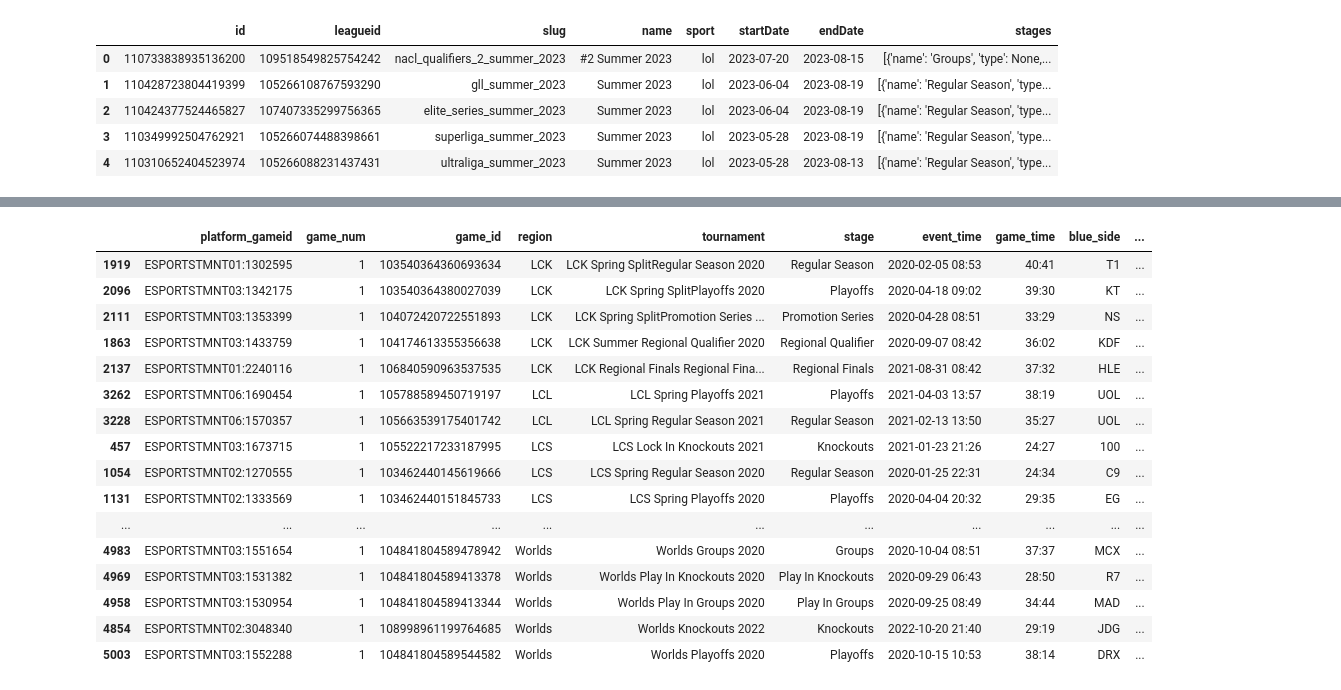
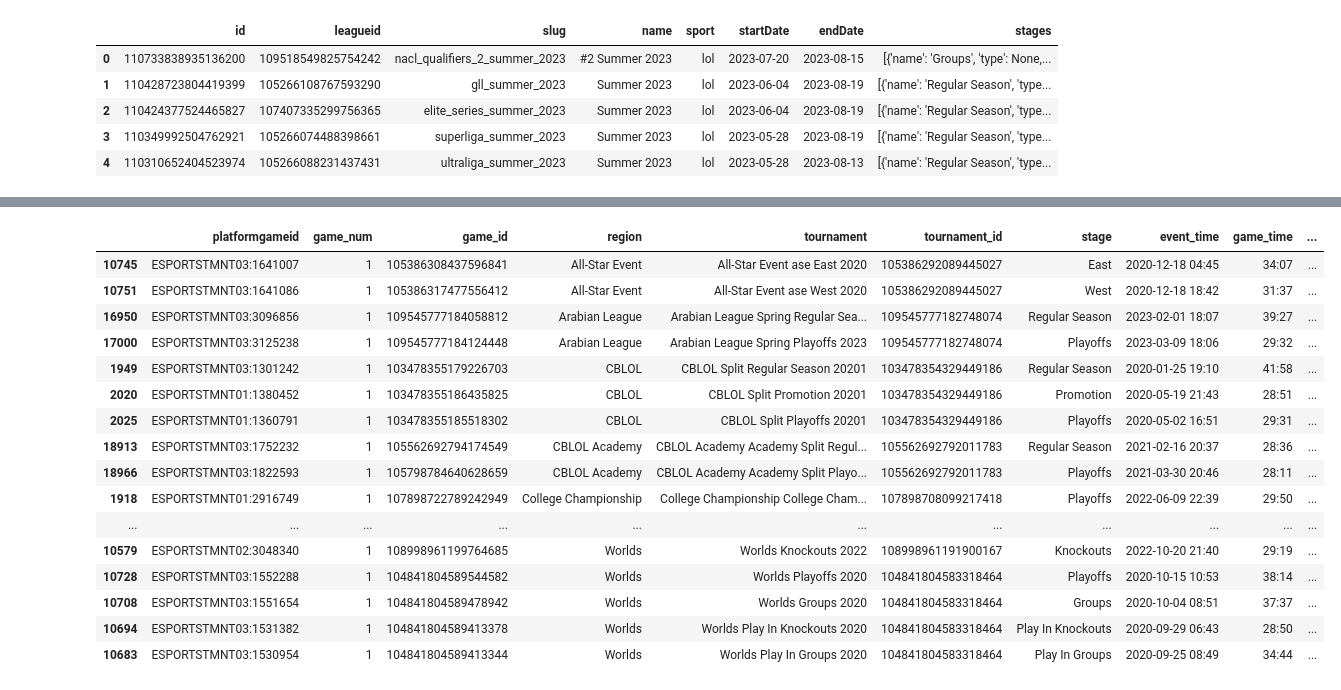
Before and after one commit to Exorcista23/lolpowerrankings, a Jupyter notebook: elo.ipynb, the cells around one changed output, grey strips where cells are left out. Cells and saved outputs as stored; diff of their text form; code cells hidden in the pictures.

```diff
--- a/elo.ipynb
+++ b/elo.ipynb
@@ -57,13 +56,12 @@ match_data['event_time'] = pd.to_datetime(match_data['event_time'])
 # match_data = match_data.loc[match_data['event_time'] > ('2023')]
 match_data['event_time'] = match_data['event_time'].apply(lambda x: x.strftime('%Y-%m-%d %H:%M'))
 
-
-sel_tourn_df = sel_league_df[['leagueid', 'Region']].merge(tourn_data, how='inner', on = 'leagueid')
+tourn_df = league_data[['leagueid', 'Region']].merge(tourn_data, how='inner', on = 'leagueid')
 
 display(tourn_data.head())
 display(match_data.head())
-display(sel_tourn_df.head())
-display(sel_league_df)
+display(tourn_df.head())
+display(league_data.head())
 # %% [output]
 |  | id | leagueid | slug | name | sport | startDate | endDate | stages |
 | 0 | 110733838935136200 | 109518549825754242 | nacl_qualifiers_2_summer_2023 | #2 Summer 2023 | lol | 2023-07-20 | 2023-08-15 | [{'name': 'Groups', 'type': None,... |
@@ -94,0 +150,4 @@ display(sel_league_df)
+# %%
+
+match_data = match_data.merge(lane_df[['platformgameid', 'blue_team_gold', 'blue_team_gold_lead', 'blue_team_dragons', 'blue_team_kills', 'blue_team_deaths'
+                          , 'red_team_gold', 'red_team_gold_lead', 'red_team_dragons', 'red_team_kills', 'red_team_deaths']], how = 'inner', on = 'platformgameid').set_index('egameid')
@@ -95,6 +164,7 @@ display(sel_league_df)
 # %%
-mh_df = pd.DataFrame(columns = ['game_id', 'tournament_id', 'league_id', 'blue_team_id', 'red_team_id', 'winning_team_id'])
-for tournament in sel_tourn_df.itertuples():
+mh_df = pd.DataFrame(columns = ['game_id', 'tournament_id', 'league_id', 'blue_team_id', 'red_team_id', 'winning_side'])
+
+for tournament in tourn_df.itertuples():
     # print([len(stage['sections']) for stage in tournament.stages])
     for stage in tournament.stages:
         #Standardize Stage names
@@ -124,8 +194,10 @@ team_rep = 'acronym'
 mh_df = mh_df.merge(teams_data[f"{team_rep}"], left_on = 'blue_team_id', right_index = True, how = 'inner').rename({f"{team_rep}":'blue_side'}, axis = 1)
 mh_df = mh_df.merge(teams_data[f"{team_rep}"], left_on = 'red_team_id', right_index = True, how = 'inner').rename({f"{team_rep}":'red_side'}, axis = 1)
 # mh_df = mh_df.merge(teams_df[f"{team_rep}"], left_on = 'winning_team_id', right_index = True, how = 'inner').rename({f"{team_rep}":'winner'}, axis = 1)
-mh_df = mh_df.merge(match_data[['gameid', 'event_time', 'game_time']], left_on = 'game_id', right_index = True, how = 'inner').rename({f"gameid":'platform_gameid'}, axis = 1)
+mh_df = mh_df.merge(match_data[['platformgameid', 'event_time', 'game_time'
+                                , 'blue_team_gold', 'blue_team_gold_lead', 'blue_team_dragons', 'blue_team_kills', 'blue_team_deaths'
+                                , 'red_team_gold', 'red_team_gold_lead', 'red_team_dragons', 'red_team_kills', 'red_team_deaths']], left_on = 'game_id', right_index = True, how = 'inner')
 mh_df[['winning_side', 'game_num']] = mh_df[['winning_side', 'game_num']].astype(int)
 
-mh_df = mh_df.drop_duplicates('platform_gameid').sort_values(by = 'event_time', ascending = True)
+mh_df = mh_df.drop_duplicates('platformgameid').sort_values(by = 'event_time', ascending = True)
 teams = set(sorted(set(mh_df['blue_team_id'].values)) +  sorted(set(mh_df['red_team_id'].values)))
@@ -194,23 +359,24 @@ print(teams)
 # %%
-display(mh_df[['platform_gameid', 'game_num', 'game_id', 'region', 'tournament', 'stage', 'event_time', 'game_time', 'blue_side', 'red_side', 'winning_side']].drop_duplicates(['region', 'stage']).sort_values('region'))
+#Show all stages and regions for use in defining the dictionary of match importance for use in the elo algorithm
+display(mh_df[['platformgameid', 'game_num', 'game_id', 'region', 'tournament', 'tournament_id', 'stage', 'event_time', 'game_time', 'blue_side', 'red_side', 'winning_side']].drop_duplicates(['region', 'stage']).sort_values('region'))
 # %% [output]
-|  | platform_gameid | game_num | game_id | region | tournament | stage | event_time | game_time | blue_side | ... |
-| 1919 | ESPORTSTMNT01:1302595 | 1 | 103540364360693634 | LCK | LCK Spring SplitRegular Season 2020 | Regular Season | 2020-02-05 08:53 | 40:41 | T1 | ... |
-| 2096 | ESPORTSTMNT03:1342175 | 1 | 103540364380027039 | LCK | LCK Spring SplitPlayoffs 2020 | Playoffs | 2020-04-18 09:02 | 39:30 | KT | ... |
-| 2111 | ESPORTSTMNT03:1353399 | 1 | 104072420722551893 | LCK | LCK Spring SplitPromotion Series ... | Promotion Series | 2020-04-28 08:51 | 33:29 | NS | ... |
-| 1863 | ESPORTSTMNT03:1433759 | 1 | 104174613355356638 | LCK | LCK Summer Regional Qualifier 2020 | Regional Qualifier | 2020-09-07 08:42 | 36:02 | KDF | ... |
-| 2137 | ESPORTSTMNT01:2240116 | 1 | 106840590963537535 | LCK | LCK Regional Finals Regional Fina... | Regional Finals | 2021-08-31 08:42 | 37:32 | HLE | ... |
-| 3262 | ESPORTSTMNT06:1690454 | 1 | 105788589450719197 | LCL | LCL Spring Playoffs 2021 | Playoffs | 2021-04-03 13:57 | 38:19 | UOL | ... |
-| 3228 | ESPORTSTMNT06:1570357 | 1 | 105663539175401742 | LCL | LCL Spring Regular Season 2021 | Regular Season | 2021-02-13 13:50 | 35:27 | UOL | ... |
-| 457 | ESPORTSTMNT03:1673715 | 1 | 105522217233187995 | LCS | LCS Lock In Knockouts 2021 | Knockouts | 2021-01-23 21:26 | 24:27 | 100 | ... |
-| 1054 | ESPORTSTMNT02:1270555 | 1 | 103462440145619666 | LCS | LCS Spring Regular Season 2020 | Regular Season | 2020-01-25 22:31 | 24:34 | C9 | ... |
-| 1131 | ESPORTSTMNT02:1333569 | 1 | 103462440151845733 | LCS | LCS Spring Playoffs 2020 | Playoffs | 2020-04-04 20:32 | 29:35 | EG | ... |
+|  | platformgameid | game_num | game_id | region | tournament | tournament_id | stage | event_time | game_time | ... |
+| 10745 | ESPORTSTMNT03:1641007 | 1 | 105386308437596841 | All-Star Event | All-Star Event ase East 2020 | 105386292089445027 | East | 2020-12-18 04:45 | 34:07 | ... |
+| 10751 | ESPORTSTMNT03:1641086 | 1 | 105386317477556412 | All-Star Event | All-Star Event ase West 2020 | 105386292089445027 | West | 2020-12-18 18:42 | 31:37 | ... |
+| 16950 | ESPORTSTMNT03:3096856 | 1 | 109545777184058812 | Arabian League | Arabian League Spring Regular Sea... | 109545777182748074 | Regular Season | 2023-02-01 18:07 | 39:27 | ... |
+| 17000 | ESPORTSTMNT03:3125238 | 1 | 109545777184124448 | Arabian League | Arabian League Spring Playoffs 2023 | 109545777182748074 | Playoffs | 2023-03-09 18:06 | 29:32 | ... |
+| 1949 | ESPORTSTMNT03:1301242 | 1 | 103478355179226703 | CBLOL | CBLOL Split Regular Season 20201 | 103478354329449186 | Regular Season | 2020-01-25 19:10 | 41:58 | ... |
+| 2020 | ESPORTSTMNT01:1380452 | 1 | 103478355186435825 | CBLOL | CBLOL Split Promotion 20201 | 103478354329449186 | Promotion | 2020-05-19 21:43 | 28:51 | ... |
+| 2025 | ESPORTSTMNT01:1360791 | 1 | 103478355185518302 | CBLOL | CBLOL Split Playoffs 20201 | 103478354329449186 | Playoffs | 2020-05-02 16:51 | 29:31 | ... |
+| 18913 | ESPORTSTMNT03:1752232 | 1 | 105562692794174549 | CBLOL Academy | CBLOL Academy Academy Split Regul... | 105562692792011783 | Regular Season | 2021-02-16 20:37 | 28:36 | ... |
+| 18966 | ESPORTSTMNT03:1822593 | 1 | 105798784640628659 | CBLOL Academy | CBLOL Academy Academy Split Playo... | 105562692792011783 | Playoffs | 2021-03-30 20:46 | 28:11 | ... |
+| 1918 | ESPORTSTMNT01:2916749 | 1 | 107898722789242949 | College Championship | College Championship College Cham... | 107898708099217418 | Playoffs | 2022-06-09 22:39 | 29:50 | ... |
 | ... | ... | ... | ... | ... | ... | ... | ... | ... | ... | ... |
-| 4983 | ESPORTSTMNT03:1551654 | 1 | 104841804589478942 | Worlds | Worlds Groups 2020 | Groups | 2020-10-04 08:51 | 37:37 | MCX | ... |
-| 4969 | ESPORTSTMNT03:1531382 | 1 | 104841804589413378 | Worlds | Worlds Play In Knockouts 2020 | Play In Knockouts | 2020-09-29 06:43 | 28:50 | R7 | ... |
-| 4958 | ESPORTSTMNT03:1530954 | 1 | 104841804589413344 | Worlds | Worlds Play In Groups 2020 | Play In Groups | 2020-09-25 08:49 | 34:44 | MAD | ... |
-| 4854 | ESPORTSTMNT02:3048340 | 1 | 108998961199764685 | Worlds | Worlds Knockouts 2022 | Knockouts | 2022-10-20 21:40 | 29:19 | JDG | ... |
-| 5003 | ESPORTSTMNT03:1552288 | 1 | 104841804589544582 | Worlds | Worlds Playoffs 2020 | Playoffs | 2020-10-15 10:53 | 38:14 | DRX | ... |
+| 10579 | ESPORTSTMNT02:3048340 | 1 | 108998961199764685 | Worlds | Worlds Knockouts 2022 | 108998961191900167 | Knockouts | 2022-10-20 21:40 | 29:19 | ... |
+| 10728 | ESPORTSTMNT03:1552288 | 1 | 104841804589544582 | Worlds | Worlds Playoffs 2020 | 104841804583318464 | Playoffs | 2020-10-15 10:53 | 38:14 | ... |
+| 10708 | ESPORTSTMNT03:1551654 | 1 | 104841804589478942 | Worlds | Worlds Groups 2020 | 104841804583318464 | Groups | 2020-10-04 08:51 | 37:37 | ... |
+| 10694 | ESPORTSTMNT03:1531382 | 1 | 104841804589413378 | Worlds | Worlds Play In Knockouts 2020 | 104841804583318464 | Play In Knockouts | 2020-09-29 06:43 | 28:50 | ... |
+| 10683 | ESPORTSTMNT03:1530954 | 1 | 104841804589413344 | Worlds | Worlds Play In Groups 2020 | 104841804583318464 | Play In Groups | 2020-09-25 08:49 | 34:44 | ... |
 # %%
 def elo_change(blue_elo, red_elo, winner, region, stage, year):
     stage_values = {'Regionals': {
```
Also changed, not shown: parts of 18 cells of this notebook, 4 other files.
